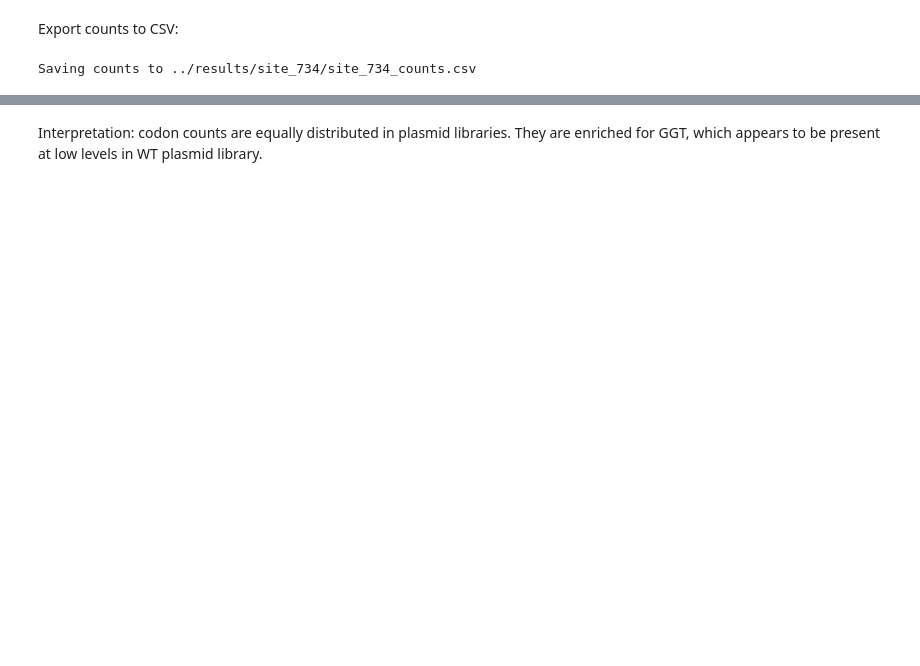
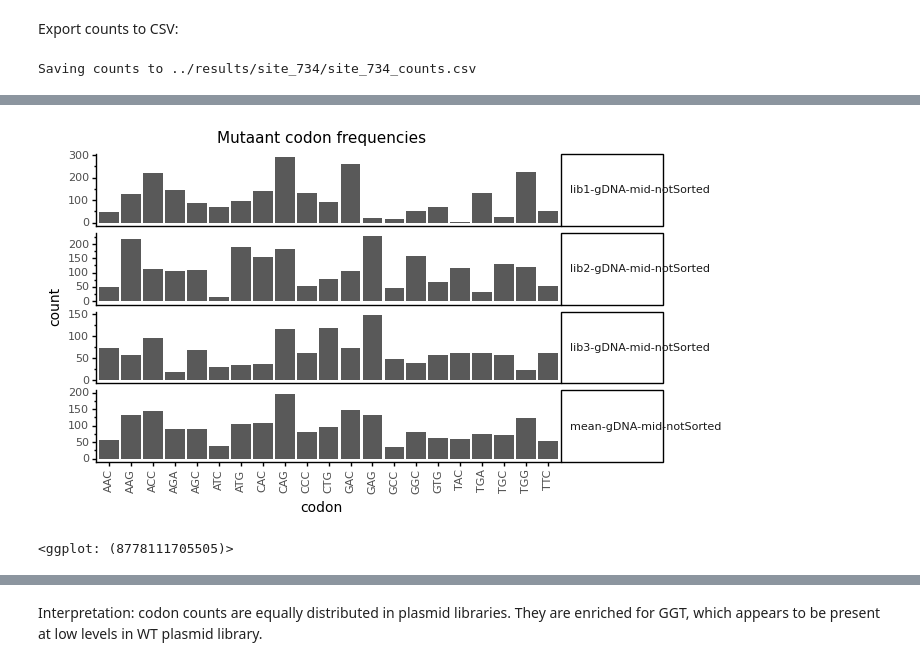
Before and after one commit to dbacsik/ns5_small_mutagenesis, a Jupyter notebook: site_734/extract_site_734_counts.py.ipynb, the cells around one changed output, grey strips where cells are left out. Saved outputs shown, nothing was run; the diff lists cells and outputs as text; code cells hidden in the pictures; blank space fills up the shorter version.

```diff
--- a/site_734/extract_site_734_counts.py.ipynb
+++ b/site_734/extract_site_734_counts.py.ipynb
@@ -459,27 +465,29 @@ display(codon_counts_noWT_plot)
 # %%
 codon_counts_noWT_plot = (
     p9.ggplot(codon_counts
-              .query('codon != wildtype')
               .query('library != "wt"')
               .query('source == "gDNA"')
               .query('stage == "mid"')) +
     p9.aes(x='codon',
            y='count') +
     p9.geom_bar(stat='identity') +
     p9.facet_grid('name~', scales='free_y') +
     p9.ggtitle('Mutaant codon frequencies') +
     p9.labs(x='codon',
             y='count') +
     p9.theme(figure_size=(6, 4),
              plot_title=p9.element_text(size=11),
              axis_title=p9.element_text(size=10),
              axis_text_x=p9.element_text(size=8, rotation=90),
              axis_text_y=p9.element_text(size=8),
              strip_text_y=p9.element_text(size=8,angle=0, ha='left'),
              strip_background_y=p9.element_text(width=0.22))
    )
 
 display(codon_counts_noWT_plot)
+# %% [output]
+[figure, added]
+<ggplot: (8778111705505)>
 # %%
 codon_counts_noWT_plot = (
     p9.ggplot(codon_counts
```
Also changed, not shown: parts of 22 cells of this notebook.
